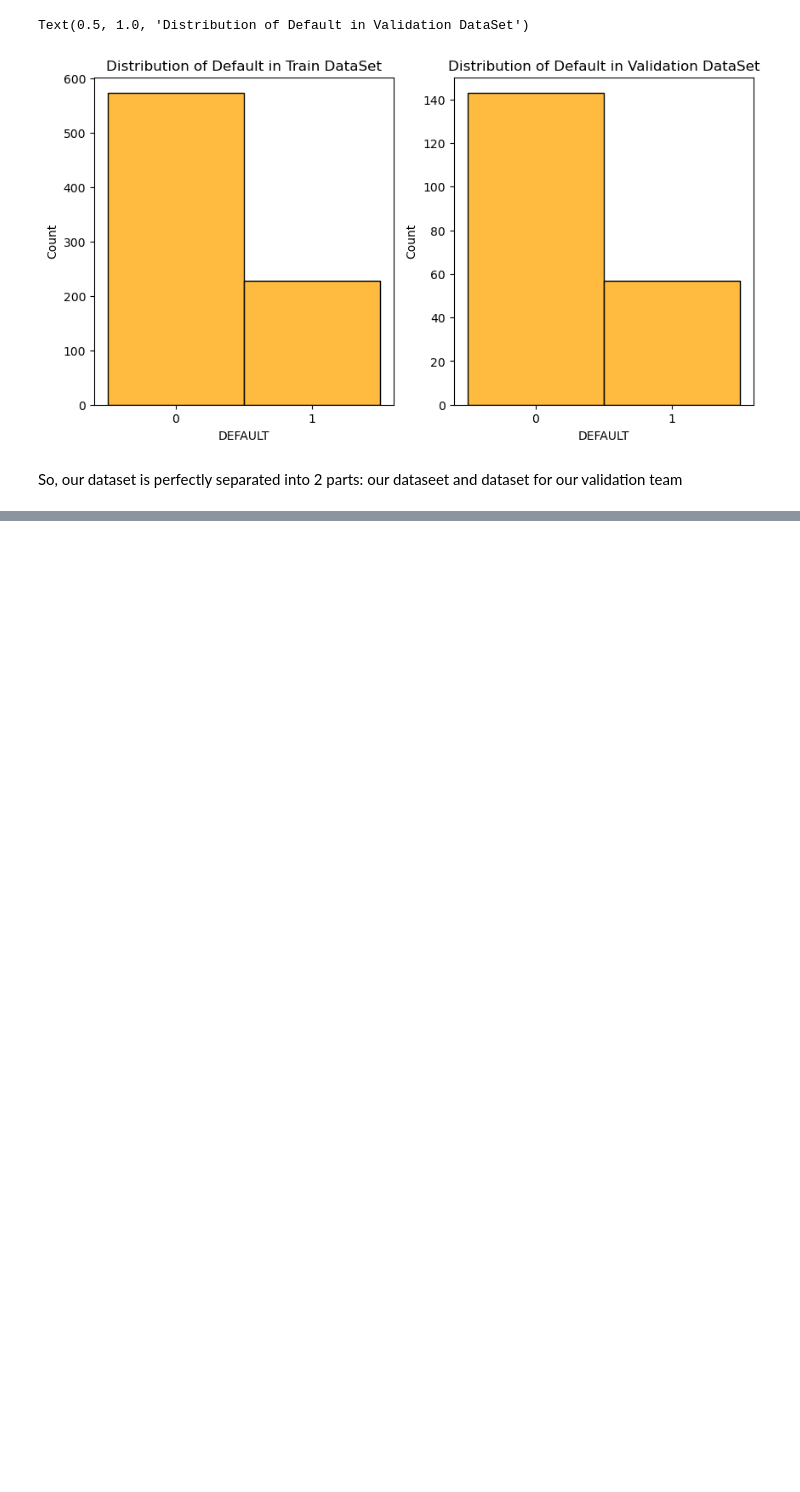
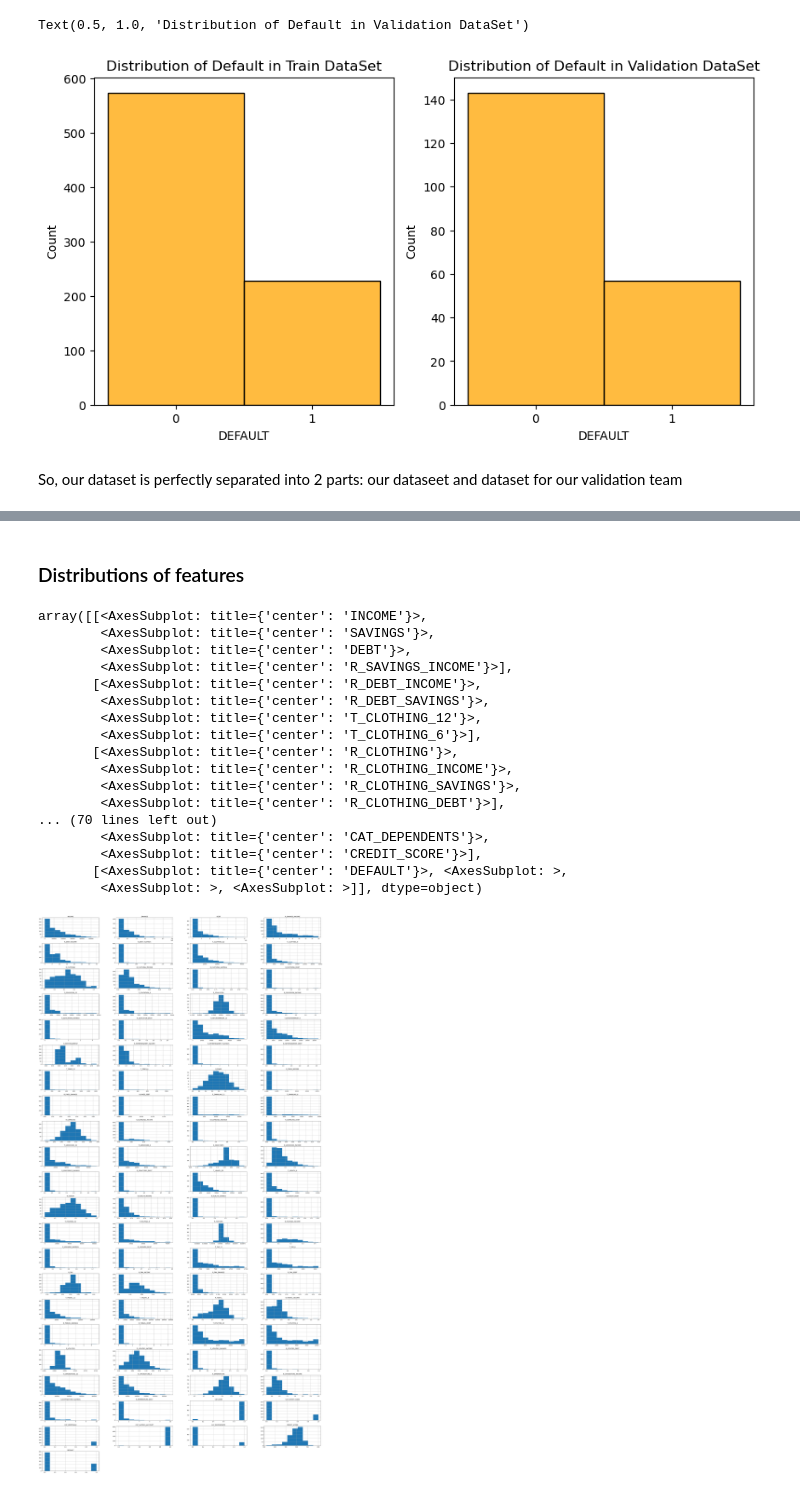
Before and after one commit to kateqwerty001/mlProject1, a Jupyter notebook: Project1/EDA.ipynb, the cells around one changed output, grey strips where cells are left out. Drawn from its saved outputs; the diff is of its cells as text; code cells hidden in the pictures; blank space fills up the shorter version.

```diff
--- a/Project1/EDA.ipynb
+++ b/Project1/EDA.ipynb
@@ -46,0 +52,3 @@ So, our dataset is perfectly separated into 2 parts: our dataseet and dataset fo
+# %%
+data=pd.read_csv('data/data.csv')
+data.info()
@@ -46,0 +96,23 @@ So, our dataset is perfectly separated into 2 parts: our dataseet and dataset fo
+# %% [markdown]
+<h3>Distributions of features</h3>
+# %%
+data.hist(figsize=(40,80), layout=(22, 4))
+# %% [output]
+array([[<AxesSubplot: title={'center': 'INCOME'}>,
+        <AxesSubplot: title={'center': 'SAVINGS'}>,
+        <AxesSubplot: title={'center': 'DEBT'}>,
+        <AxesSubplot: title={'center': 'R_SAVINGS_INCOME'}>],
+       [<AxesSubplot: title={'center': 'R_DEBT_INCOME'}>,
+        <AxesSubplot: title={'center': 'R_DEBT_SAVINGS'}>,
+        <AxesSubplot: title={'center': 'T_CLOTHING_12'}>,
+        <AxesSubplot: title={'center': 'T_CLOTHING_6'}>],
+       [<AxesSubplot: title={'center': 'R_CLOTHING'}>,
+        <AxesSubplot: title={'center': 'R_CLOTHING_INCOME'}>,
+        <AxesSubplot: title={'center': 'R_CLOTHING_SAVINGS'}>,
+        <AxesSubplot: title={'center': 'R_CLOTHING_DEBT'}>],
+... (70 lines left out)
+        <AxesSubplot: title={'center': 'CAT_DEPENDENTS'}>,
+        <AxesSubplot: title={'center': 'CREDIT_SCORE'}>],
+       [<AxesSubplot: title={'center': 'DEFAULT'}>, <AxesSubplot: >,
+        <AxesSubplot: >, <AxesSubplot: >]], dtype=object)
+[figure, added]
```
Also changed, not shown: parts of 9 cells of this notebook, 2 other files.
